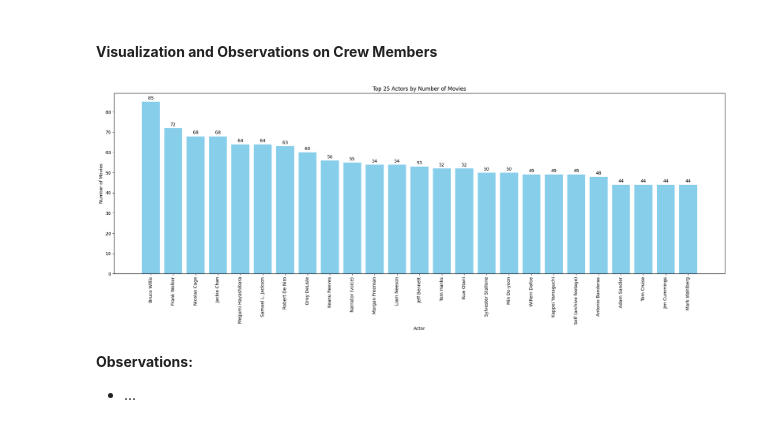
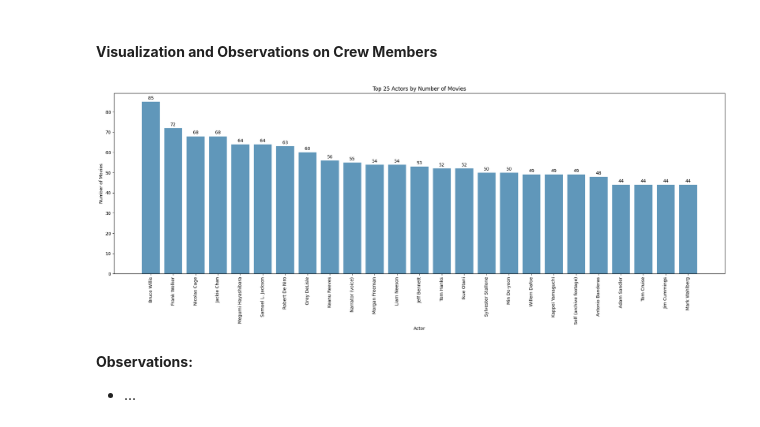
Before and after one commit to oigwe-frx/movie-database-analysis, a Jupyter notebook: Movie_Analysis.ipynb, the cells around one changed output. Saved outputs shown, nothing was run; the diff lists cells and outputs as text; code cells hidden in the pictures.

Commit message:
Top 25 Actors by Number of Movies color change

```diff
--- a/Movie_Analysis.ipynb
+++ b/Movie_Analysis.ipynb
@@ -912,35 +912,35 @@ def clean_and_filter_names(names):
     return [name.strip() for name in names if name.strip() and ' ' in name.strip() and name not in exclude_list]
 
 # Parse the 'Actor' column to extract names, clean, and filter
 actor_list = df['Actor'].dropna().apply(lambda x: clean_and_filter_names(x.split(','))).sum()
 
 # Count occurrences of each actor
 actor_counts = Counter(actor_list)  # Count occurrences of each actor
 
 # Identify the top 50 actors
 top_25_actors = dict(actor_counts.most_common(25))
 
 # Visualization with data labels
 fig, ax = plt.subplots(figsize=(20, 8))
-bars = ax.bar(top_25_actors.keys(), top_25_actors.values(), color='skyblue')
+bars = ax.bar(top_25_actors.keys(), top_25_actors.values(), color='#6097BA')
 plt.title('Top 25 Actors by Number of Movies')
 plt.xlabel('Actor')
 plt.ylabel('Number of Movies')
 plt.xticks(rotation=90)
 
 # Adding data labels to each bar
 for bar in bars:
     height = bar.get_height()
     ax.annotate('{}'.format(height),
                 xy=(bar.get_x() + bar.get_width() / 2, height),
                 xytext=(0, 3),  # 3 points vertical offset
                 textcoords="offset points",
                 ha='center', va='bottom')
 
 plt.tight_layout()
 plt.show()
 # %% [output]
-[figure, old version]
+[figure, new version]
 # %% [markdown]
 **Observations:**
 * ...
```
